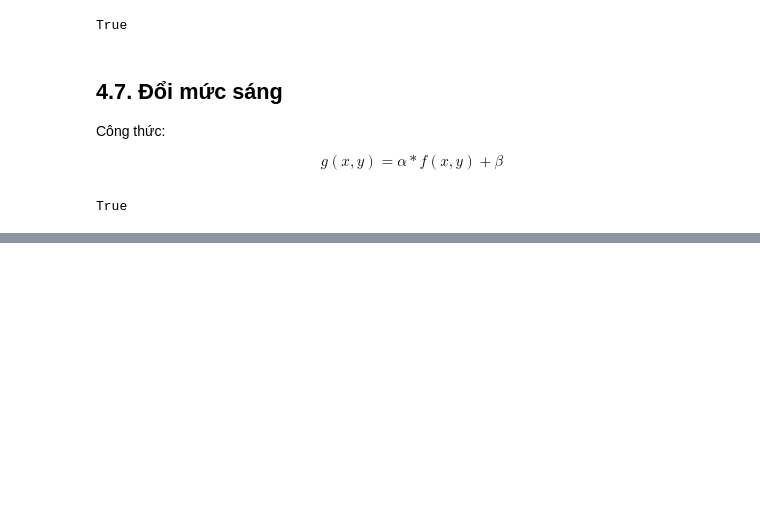
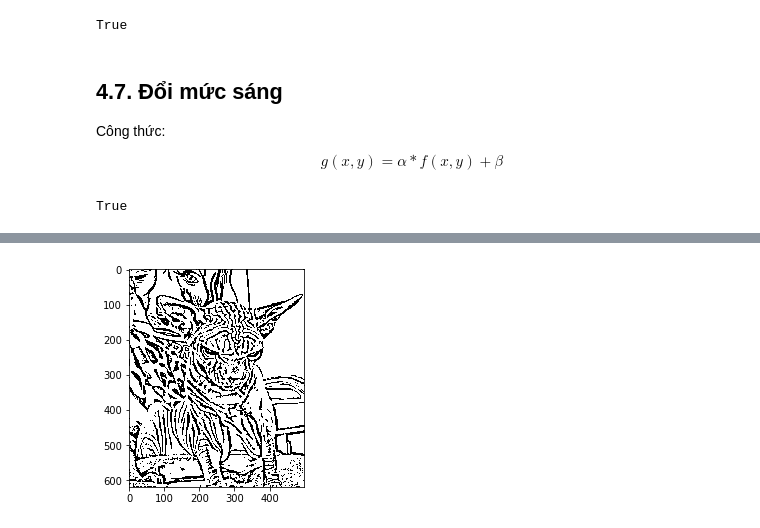
Before and after one commit to chidokun/data-science-review, a Jupyter notebook: notebooks/image-processing.ipynb, the cells around one changed output, grey strips where cells are left out. Saved outputs shown, nothing was run; the diff lists cells and outputs as text; code cells hidden in the pictures; blank space fills up the shorter version.

```diff
--- a/notebooks/image-processing.ipynb
+++ b/notebooks/image-processing.ipynb
@@ -199,0 +258,13 @@ plt.show()
+# %%
+# chuyển ảnh xám thành ảnh nhị phân với threshold 100
+img_adaptive = cv2.adaptiveThreshold(im_gray, maxValue=255,
+                                     adaptiveMethod=cv2.ADAPTIVE_THRESH_MEAN_C,
+                                     thresholdType=cv2.THRESH_BINARY,
+                                     blockSize=15, C=8)
+
+# chuyển sang dạng RGB để show lên pyplot
+img_show = cv2.cvtColor(img_adaptive, cv2.COLOR_BGR2RGB)
+plt.imshow(img_show)
+plt.show()
+# %% [output]
+[figure, added]
```
Also changed, not shown: parts of 14 cells of this notebook.
